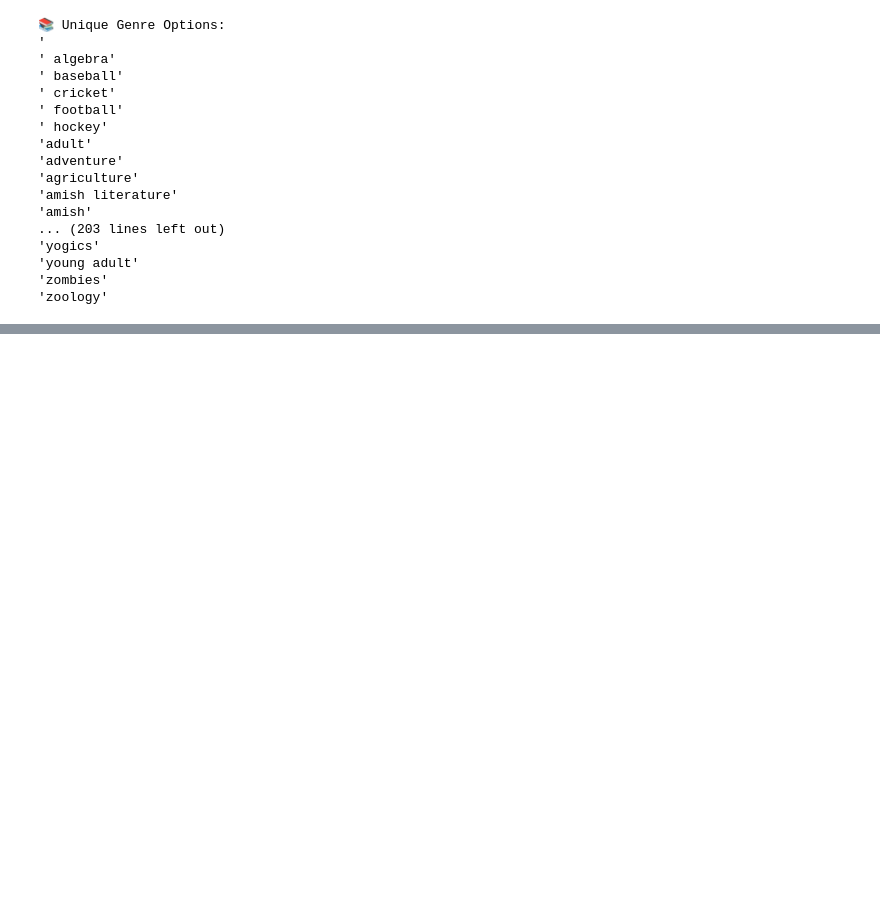
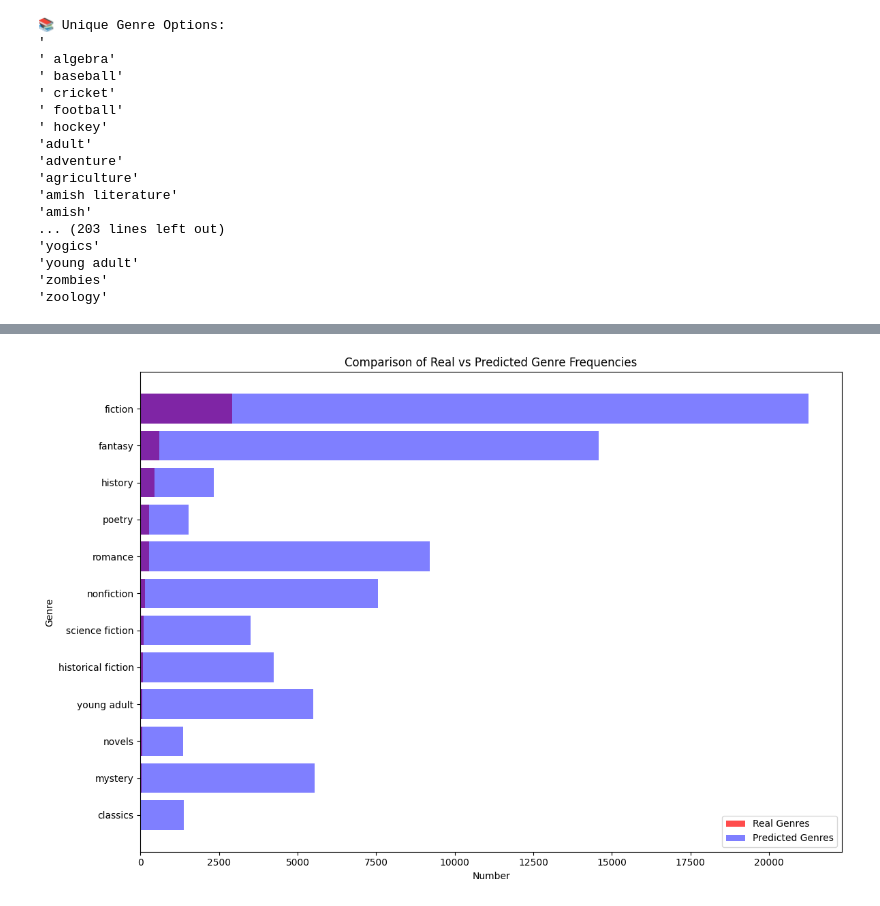
Before and after one commit to DataDriftHAW/BookLensX-NLP-DS-Project, a Jupyter notebook: ProjectFolder/testing_prediction_T5_rating_genre_titleGen_uni_GPU.ipynb, the cells around one changed output, grey strips where cells are left out. Cells and saved outputs as stored; diff of their text form; code cells hidden in the pictures; blank space fills up the shorter version.

```diff
--- a/ProjectFolder/testing_prediction_T5_rating_genre_titleGen_uni_GPU.ipynb
+++ b/ProjectFolder/testing_prediction_T5_rating_genre_titleGen_uni_GPU.ipynb
@@ -260,0 +390,48 @@ for genre in sorted(unique_genres):
+# %%
+import pandas as pd
+import matplotlib.pyplot as plt
+
+# Load files
+real_df = pd.read_csv("./archive/cleaned/genre_comparison copy.csv")
+predicted_df = pd.read_csv("./archive/cleaned/Filtered_Top_12_Predicted_Genres.csv")
+
+# Clean real genres
+def clean_genre(genre):
+    if isinstance(genre, str):
+        genre = genre.strip().lower()
+        genre = genre.replace("[", "").replace("]", "").replace("'", "").replace('"', '')
+        return genre
+    return genre
+
+real_df['clean_real_genre'] = real_df['realGenres'].apply(clean_genre)
+predicted_df['clean_predicted_genre'] = predicted_df['clean_predicted_genre'].apply(clean_genre)
+
+# Count real and predicted genres
+real_counts = real_df['clean_real_genre'].value_counts()
+predicted_counts = predicted_df['clean_predicted_genre'].value_counts()
+
+# Combine into one DataFrame
+all_genres = sorted(set(real_counts.index).union(set(predicted_counts.index)))
+comparison_df = pd.DataFrame({
+    'Real': [real_counts.get(g, 0) for g in all_genres],
+    'Predicted': [predicted_counts.get(g, 0) for g in all_genres]
+}, index=all_genres)
+
+# Filter only genres present in both sets
+comparison_df = comparison_df.loc[(comparison_df['Real'] > 0) & (comparison_df['Predicted'] > 0)]
+
+# Sort by real genre frequency
+comparison_df = comparison_df.sort_values(by='Real', ascending=True)
+
+# Plot
+plt.figure(figsize=(12, 8))
+plt.barh(comparison_df.index, comparison_df['Real'], label='Real Genres', color='red', alpha=0.7)
+plt.barh(comparison_df.index, comparison_df['Predicted'], label='Predicted Genres', color='blue', alpha=0.5)
+plt.xlabel('Number')
+plt.ylabel('Genre')
+plt.title('Comparison of Real vs Predicted Genre Frequencies')
+plt.legend()
+plt.tight_layout()
+plt.show()
+# %% [output]
+[figure, added]
```
Also changed, not shown: parts of 4 cells of this notebook, 5 other files.
